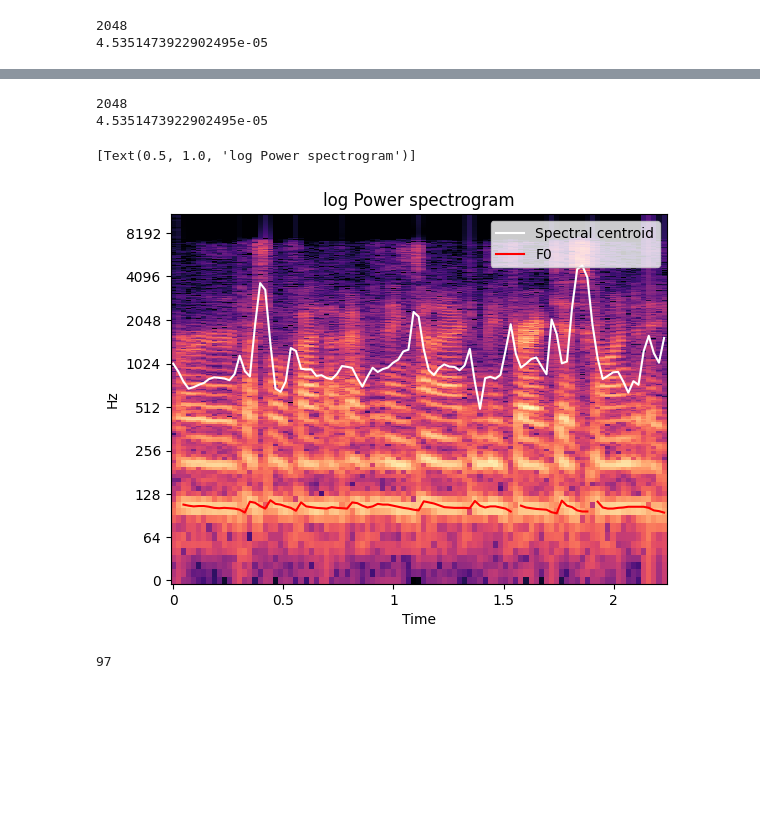
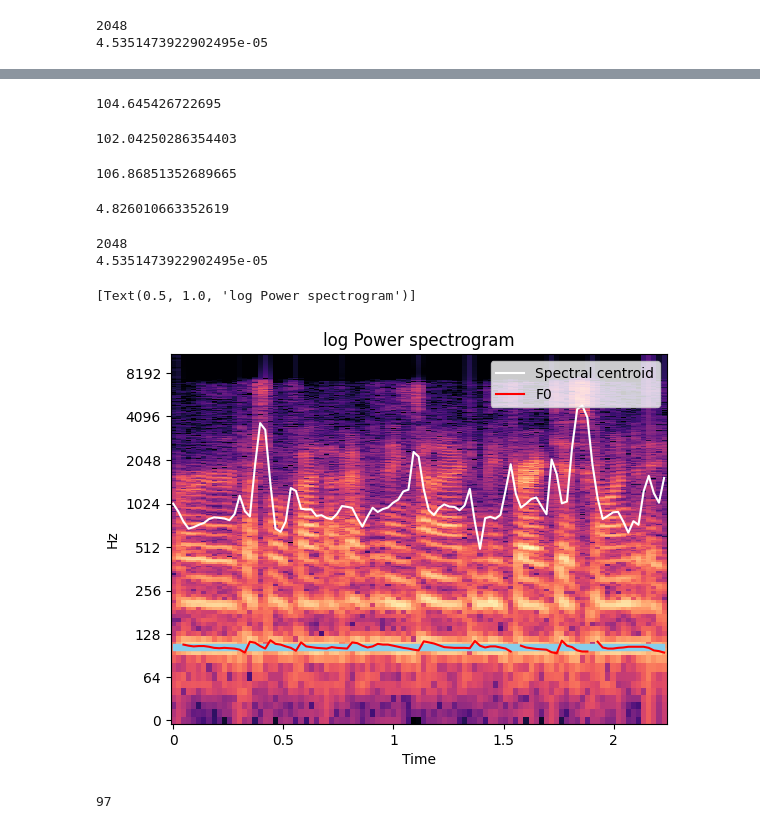
Before and after one commit to A9Coed66/VoiceClone, a Jupyter notebook: Feature Extraction/Visualize in one image.ipynb, the cells around one changed output, grey strips where cells are left out. Drawn from its saved outputs; the diff is of its cells as text; code cells hidden in the pictures; blank space fills up the shorter version.

Commit message:
feat: visualize more infor in one plt

```diff
--- a/Feature Extraction/Visualize in one image.ipynb
+++ b/Feature Extraction/Visualize in one image.ipynb
@@ -135,18 +151,43 @@ f0, voiced_flag, voiced_probs = librosa.pyin(temp, fmin=librosa.note_to_hz('C2')
+# %%
+f0 = pd.Series(f0)
+mean_value = f0.mean()
+f0_fill = f0.fillna(mean_value)
+f0_std_dev = np.std(f0_fill)
+# %%
+mean_value
+# %% [output]
+104.645426722695
+# %%
+q1 = np.quantile(f0.dropna(), 0.25)
+q1
+# %% [output]
+102.04250286354403
+# %%
+q3 =np.quantile(f0.dropna(), 0.75)
+q3
+# %% [output]
+106.86851352689665
+# %%
+iqr = q3-q1
+iqr
+# %% [output]
+4.826010663352619
 # %%
 S, phase = librosa.magphase(librosa.stft(y=temp))
 times = librosa.times_like(cent)
 fig, ax = plt.subplots()
 librosa.display.specshow(librosa.amplitude_to_db(S, ref=np.max),
                          y_axis='log', x_axis='time', ax=ax)
 ax.plot(times, cent.T, label='Spectral centroid', color='w')
+ax.fill_between(times, mean_value-f0_std_dev, mean_value+f0_std_dev, color='skyblue')
 ax.plot(times, f0, label='F0', color='r')
 ax.legend(loc='upper right')
 ax.set(title='log Power spectrogram')
 # %% [output]
 2048
 4.5351473922902495e-05
 [Text(0.5, 1.0, 'log Power spectrogram')]
-[figure, old version]
+[figure, new version]
 # %%
 len(cent[0])
 # %% [output]
```
Also changed, not shown: parts of 1 cell of this notebook.
